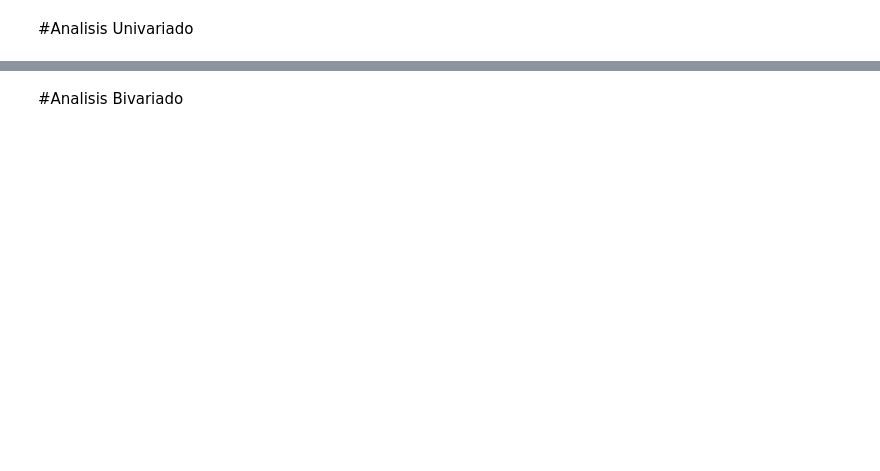
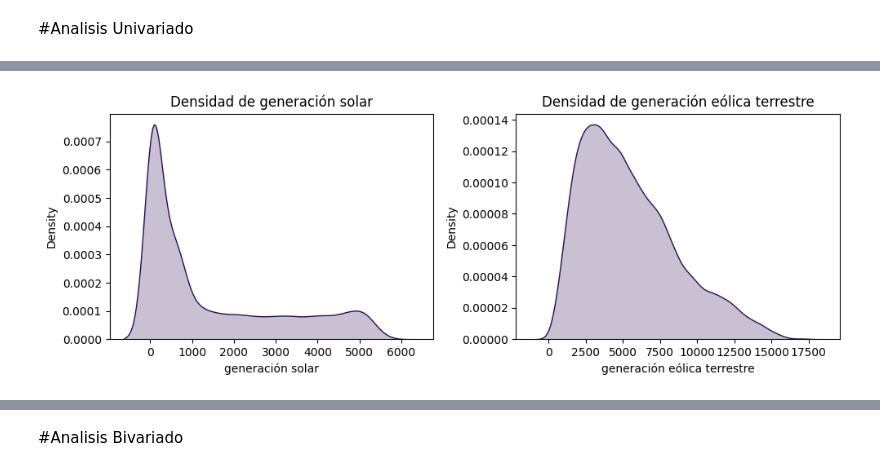
Before and after one commit to Rociosamudio/Machine-Learning-Data-Science-II, a Jupyter notebook: actividad_práctica_APIS_"LizRocio_SamudioRuiz”.ipynb, the cells around one changed output, grey strips where cells are left out. Saved outputs shown, nothing was run; the diff lists cells and outputs as text; code cells hidden in the pictures; blank space fills up the shorter version.

```diff
--- a/actividad_práctica_APIS_"LizRocio_SamudioRuiz”.ipynb
+++ b/actividad_práctica_APIS_"LizRocio_SamudioRuiz”.ipynb
@@ -846,0 +870,24 @@ El pico maximo es a las 12:00hs pero esta muy cerca la 11:00 y 13:00 hs. asique
+# %%
+
+
+# Columnas de generación de energía renovable
+renewable_columns = [
+
+    'generación solar',
+
+    'generación eólica terrestre',
+ ]
+
+# Crear una copia del DataFrame original
+df_renewable = df.copy()
+
+# Crear gráficos de densidad para cada columna de generación renovable
+plt.figure(figsize=(15, 10))
+for i, column in enumerate(renewable_columns):
+    plt.subplot(3, 3, i + 1)
+    sns.kdeplot(df_renewable[column], fill=True)  # Usamos kdeplot para gráficos de densidad
+    plt.title(f'Densidad de {column}')
+plt.tight_layout()
+plt.show()
+# %% [output]
+[figure, added]
```
Also changed, not shown: parts of 53 cells of this notebook.
